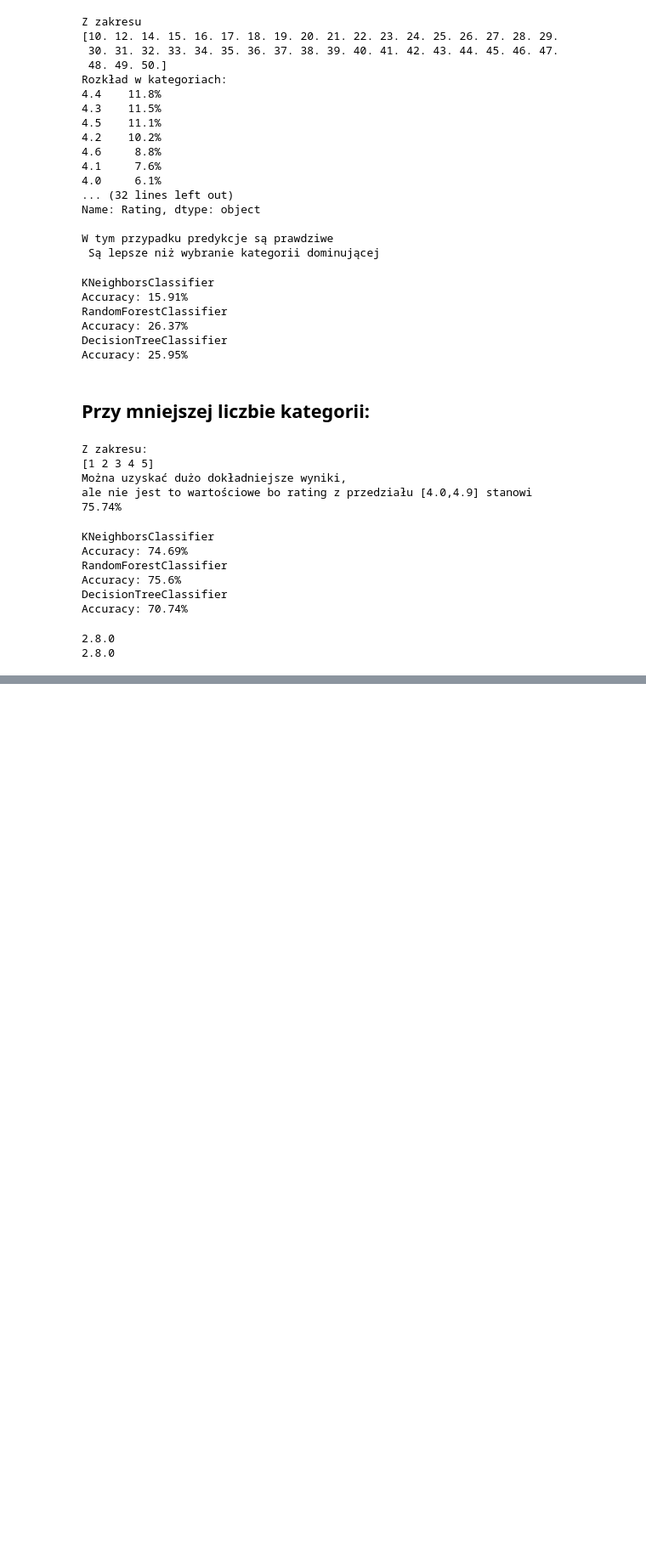
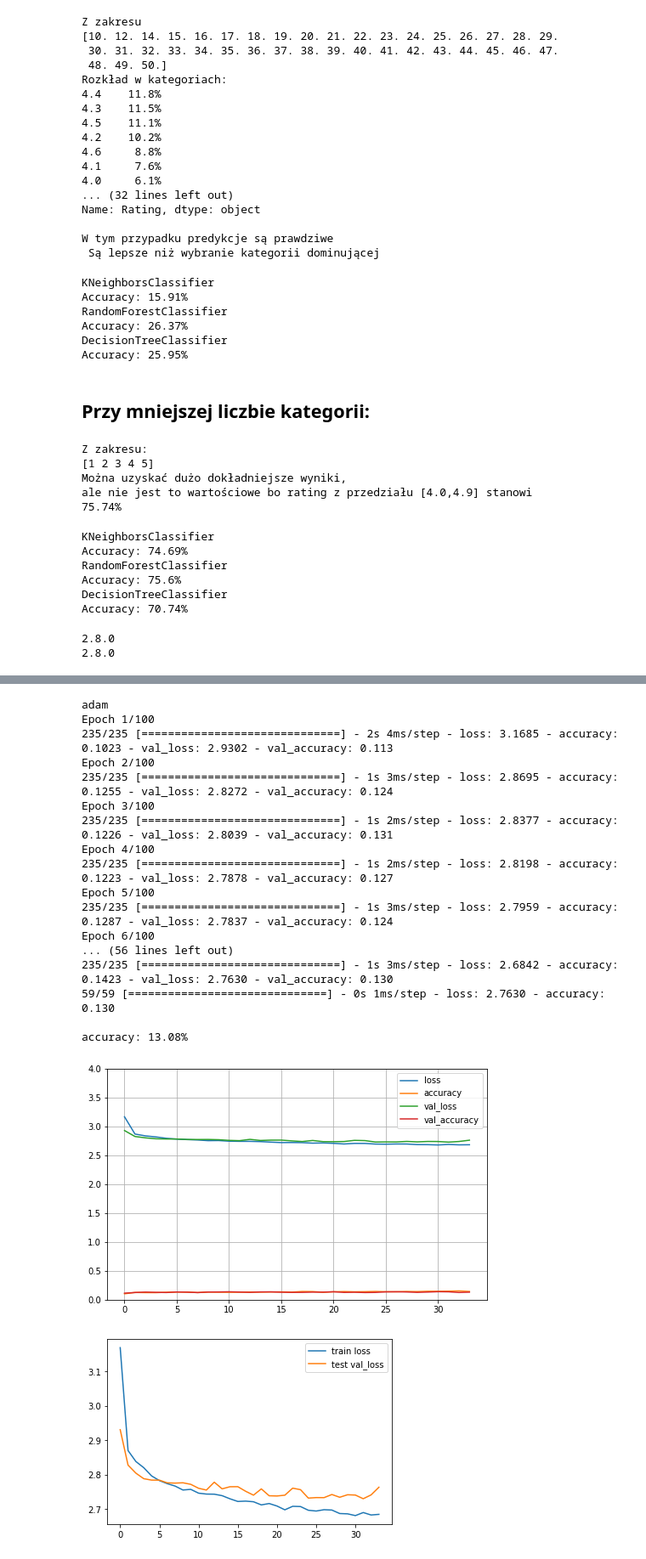
Before and after one commit to KSob01/Projekt-PSI, a Jupyter notebook: GOOGLE STORE.ipynb, the cells around one changed output, grey strips where cells are left out. Shown: that part at 85% size. Cells and saved outputs as stored; diff of their text form; code cells hidden in the pictures; blank space fills up the shorter version.

```diff
--- a/GOOGLE STORE.ipynb
+++ b/GOOGLE STORE.ipynb
@@ -452,0 +435,17 @@ accuracy: 12.71%
+# %%
+def extended_model():
+    models = []
+    for opt in ['adam','SGD']:
+        model = Sequential()
+        model.add(Dense(128, input_dim = input_dim , activation = 'relu'))
+        model.add(BatchNormalization())
+        model.add(Dropout(0.2))
+        model.add(Activation('relu'))
+        model.add(Dense(64))
+        model.add(BatchNormalization())
+        model.add(Dropout(0.2))
+        model.add(Activation('relu'))
+        model.add(Dense(class_dim, activation = 'softmax') )
+        model.compile(loss = 'categorical_crossentropy' , optimizer = opt , metrics = ['accuracy'] )
+        models.append(model)
+    return models
@@ -452,0 +511,26 @@ accuracy: 12.71%
+# %%
+opt = ['adam','SGD']
+models = extended_model()
+for i in range(2):
+    print(opt[i])
+    run_and_display_model(models[i])
+# %% [output]
+adam
+Epoch 1/100
+235/235 [==============================] - 2s 4ms/step - loss: 3.1685 - accuracy: 0.1023 - val_loss: 2.9302 - val_accuracy: 0.113
+Epoch 2/100
+235/235 [==============================] - 1s 3ms/step - loss: 2.8695 - accuracy: 0.1255 - val_loss: 2.8272 - val_accuracy: 0.124
+Epoch 3/100
+235/235 [==============================] - 1s 2ms/step - loss: 2.8377 - accuracy: 0.1226 - val_loss: 2.8039 - val_accuracy: 0.131
+Epoch 4/100
+235/235 [==============================] - 1s 2ms/step - loss: 2.8198 - accuracy: 0.1223 - val_loss: 2.7878 - val_accuracy: 0.127
+Epoch 5/100
+235/235 [==============================] - 1s 3ms/step - loss: 2.7959 - accuracy: 0.1287 - val_loss: 2.7837 - val_accuracy: 0.124
+Epoch 6/100
+... (56 lines left out)
+235/235 [==============================] - 1s 3ms/step - loss: 2.6842 - accuracy: 0.1423 - val_loss: 2.7630 - val_accuracy: 0.130
+59/59 [==============================] - 0s 1ms/step - loss: 2.7630 - accuracy: 0.130
+
+accuracy: 13.08%
+[figure, added]
+[figure, added]
```
Also changed, not shown: parts of 9 cells of this notebook.
